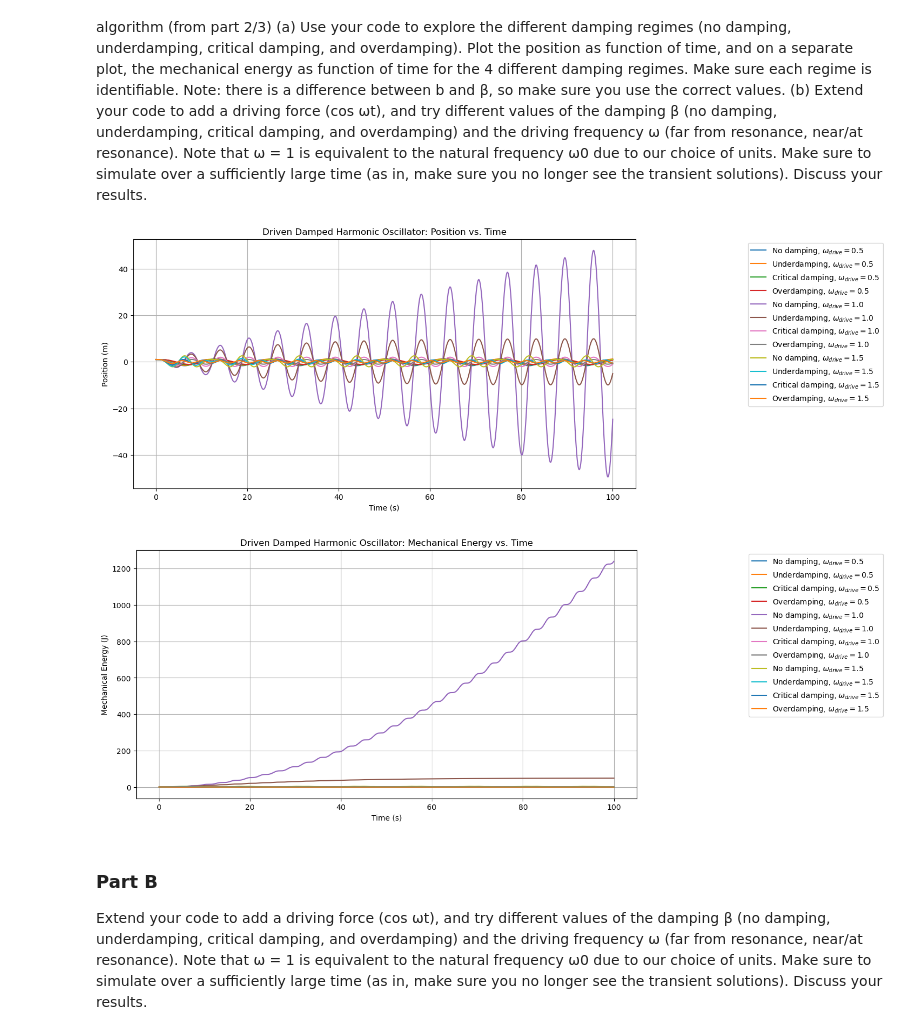
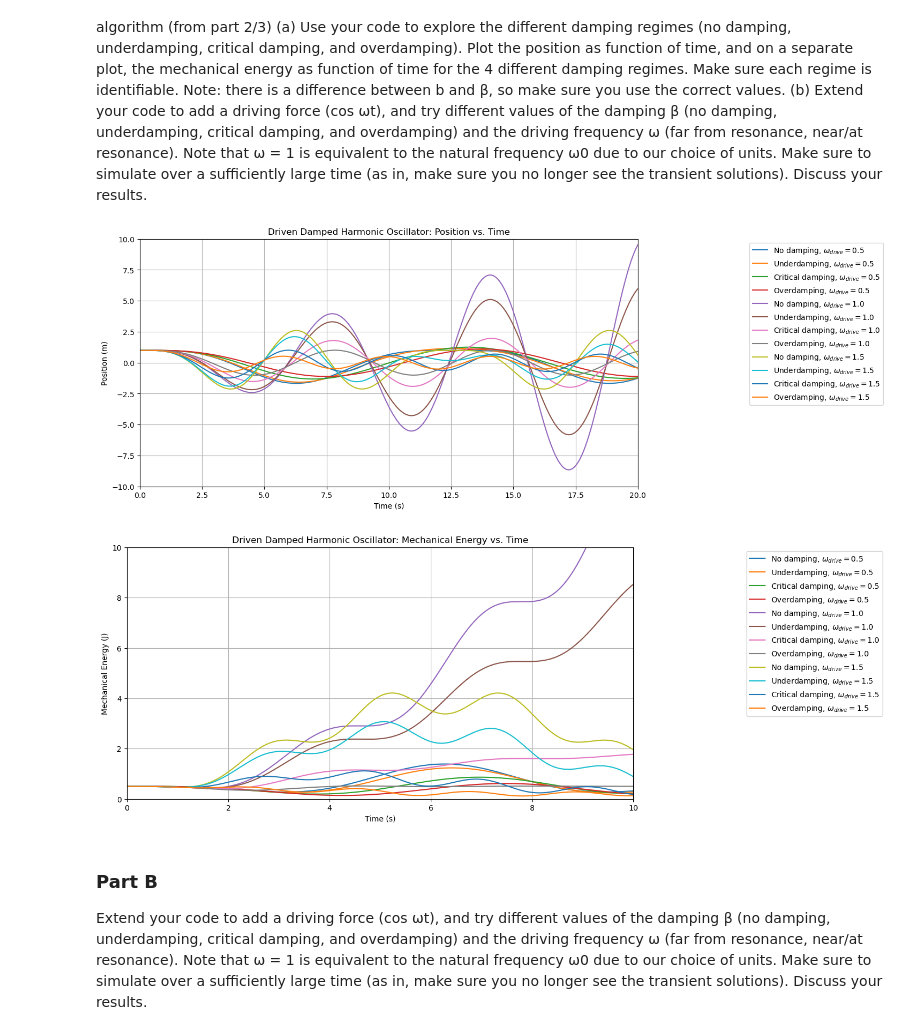
Before and after one commit to Lucc005/Computational-Project-Part-1, a Jupyter notebook: Part1pshx521.ipynb, the cells around one changed output. Saved outputs shown, nothing was run; the diff lists cells and outputs as text; code cells hidden in the pictures.

```diff
--- a/Part1pshx521.ipynb
+++ b/Part1pshx521.ipynb
@@ -283,35 +283,39 @@ for omega_drive in omega_drive_values:
 
 plt.xlabel("Time (s)")
 plt.ylabel("Position (m)")
+plt.xlim(0,20)
+plt.ylim(-10, 10)
 plt.title("Driven Damped Harmonic Oscillator: Position vs. Time")
 plt.legend(loc="upper right", bbox_to_anchor=(1.5, 1.0))
 plt.grid(True)
 plt.show()
 
 # Compute mechanical energy (kinetic + potential) as function of time
 def mechanical_energy(x, v):
     kinetic = 0.5 * m * v**2
     potential = 0.5 * k * x**2
     return kinetic + potential
 
 # Plot mechanical energy as function of time for different damping regimes
 plt.figure(figsize=(12, 6))
 
 for omega_drive in omega_drive_values:
     for regime, beta in beta_values.items():
         t, x, v = velocity_verlet_damped_driven(x0, v0, dt, t_total, beta, A, omega_drive)
         energy = mechanical_energy(x, v)
         plt.plot(t, energy, label=f"{regime}, $\\omega_{{drive}}={omega_drive}$")
 
 plt.xlabel("Time (s)")
 plt.ylabel("Mechanical Energy (J)")
+plt.xlim(0,10)
+plt.ylim(0,10)
 plt.title("Driven Damped Harmonic Oscillator: Mechanical Energy vs. Time")
 plt.legend(loc="upper right", bbox_to_anchor=(1.5, 1.0))
 plt.grid(True)
 plt.show()
 # %% [output]
-[figure, old version]
+[figure, new version]
-[figure, old version]
+[figure, new version]
 # %% [markdown]
 ###  Part B
 Extend your code to add a driving force (cos ωt), and try different values of the damping β (no damping, underdamping, critical damping, and overdamping) and the driving frequency ω (far from resonance, near/at resonance). Note that ω = 1 is equivalent to the natural frequency ω0 due to our choice of units. Make sure to simulate over a sufficiently large time (as in, make sure you no longer see the transient solutions). Discuss your results.
```
